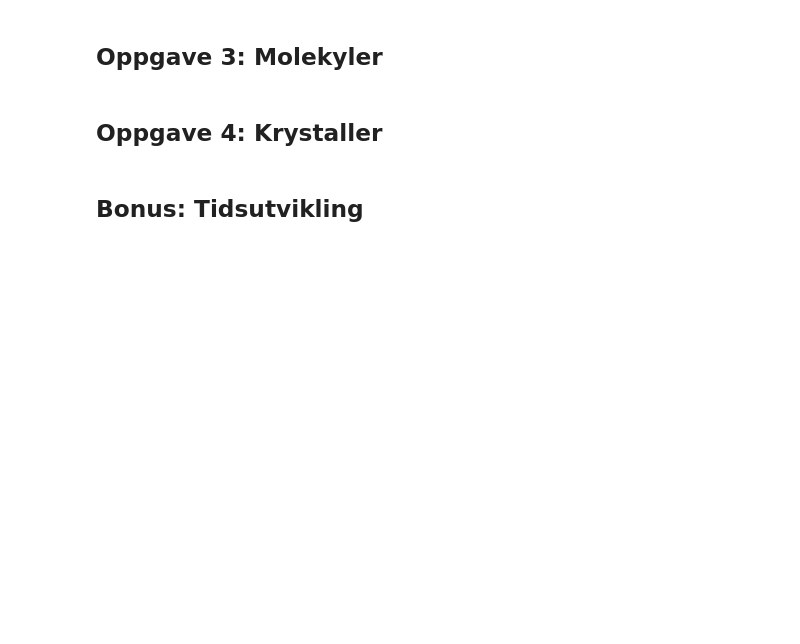
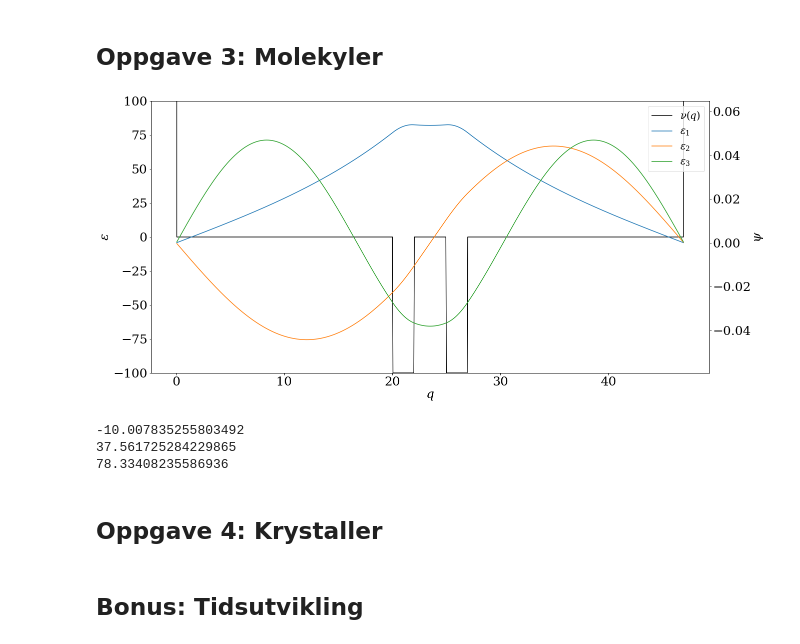
Before and after one commit to martkjoh/VitBer, a Jupyter notebook: VitBer - Prosjekt 2/VitBer øving 2.ipynb, the cells around one changed output. Drawn from its saved outputs; the diff is of its cells as text; code cells hidden in the pictures; blank space fills up the shorter version.

```diff
--- a/VitBer - Prosjekt 2/VitBer øving 2.ipynb
+++ b/VitBer - Prosjekt 2/VitBer øving 2.ipynb
@@ -196,24 +221,29 @@ for i in range(l_2):
 # %%
 V0_3 = -100
 w_3 = 2
 b_3 = 3
 
 V_3 = np.ones(1) * inf
 V_3 = np.concatenate((V_3, np.zeros(n * 10 * w_3 // int(22 * w_3 + b_3))))
 V_3 = np.concatenate((V_3, V0_3 * np.ones(n * w_3 // (22 * w_3 + b_3))))
 V_3 = np.concatenate((V_3, np.zeros(n * b_3 // (22 * w_3 + b_3))))
 V_3 = np.concatenate((V_3, V0_3 * np.ones(n * w_3 // (22*w_3 + b_3))))
 V_3 = np.concatenate((V_3, np.zeros(n*int(10 * w_3) // (22 * w_3 + b_3))))
 V_3 = np.concatenate((V_3, np.ones(1) * inf))
 
 n_3 = len(V_3)
 x_3 = np.linspace(0, (22 * w_3 + b_3), n_3)
 E_3, phi_3 = solveTUSL(V_3, n_3-2)
 l_3 = 3
-plotEigenfunc(phi_3, V_3, x_3, l_3)
+plotEigenfunc(phi_3, V_3, x_3, l_3, (V0_3, -V0_3))
 
 for i in range(l_3):
     print(E_3[i])
+# %% [output]
+[figure, added]
+-10.007835255803492
+37.561725284229865
+78.33408235586936
 # %% [markdown]
 ## Oppgave 4: Krystaller
 # %% [markdown]
```
Also changed, not shown: parts of 10 cells of this notebook.
